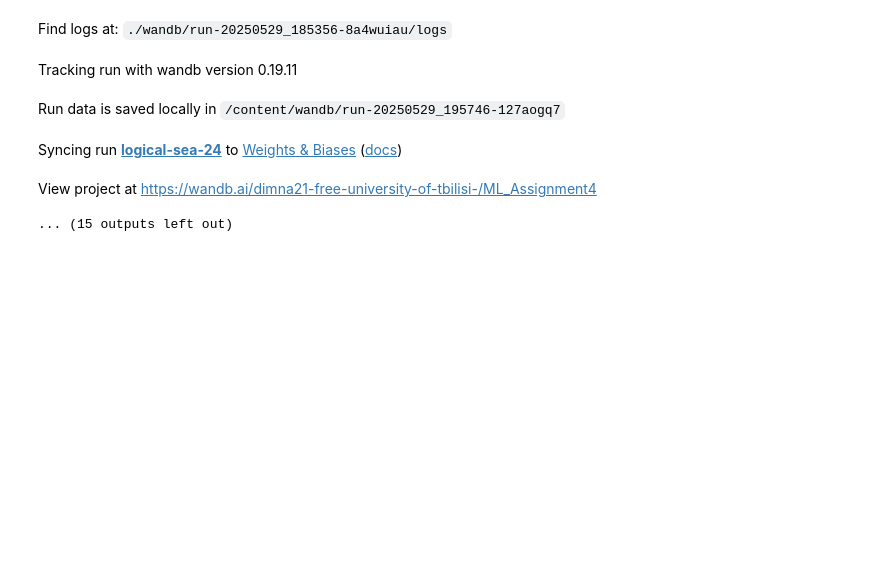
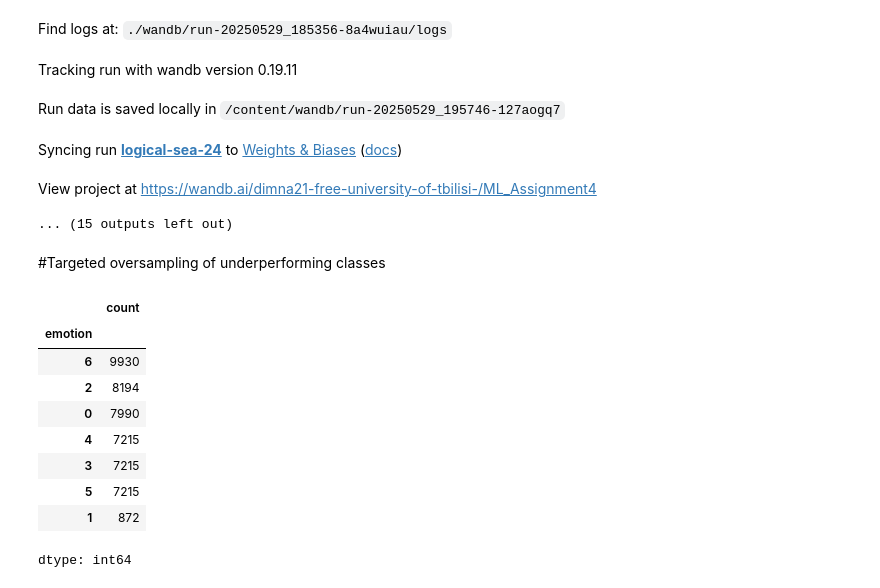
Before and after one commit to dimna21/ML_Assignment4, a Jupyter notebook: FER2013.ipynb, the cells around one changed output. Saved outputs shown, nothing was run; the diff lists cells and outputs as text; code cells hidden in the pictures; blank space fills up the shorter version.

```diff
--- a/FER2013.ipynb
+++ b/FER2013.ipynb
@@ -655,3 +653,5 @@ Run data is saved locally in /content/wandb/run-20250529_195746-127aogq7
 Syncing run logical-sea-24 to Weights & Biases (docs)
 View project at https://wandb.ai/dimna21-free-university-of-tbilisi-/ML_Assignment4
 ... (15 outputs left out)
+# %% [markdown]
+#Targeted oversampling of underperforming classes
@@ -657,0 +712,13 @@ View project at https://wandb.ai/dimna21-free-university-of-tbilisi-/ML_Assignme
+# %%
+balanced_train['emotion'].value_counts()
+# %% [output]
+|  | count |
+| emotion |  |
+| 6 | 9930 |
+| 2 | 8194 |
+| 0 | 7990 |
+| 4 | 7215 |
+| 3 | 7215 |
+| 5 | 7215 |
+| 1 | 872 |
+dtype: int64
```
Also changed, not shown: parts of 9 cells of this notebook.
